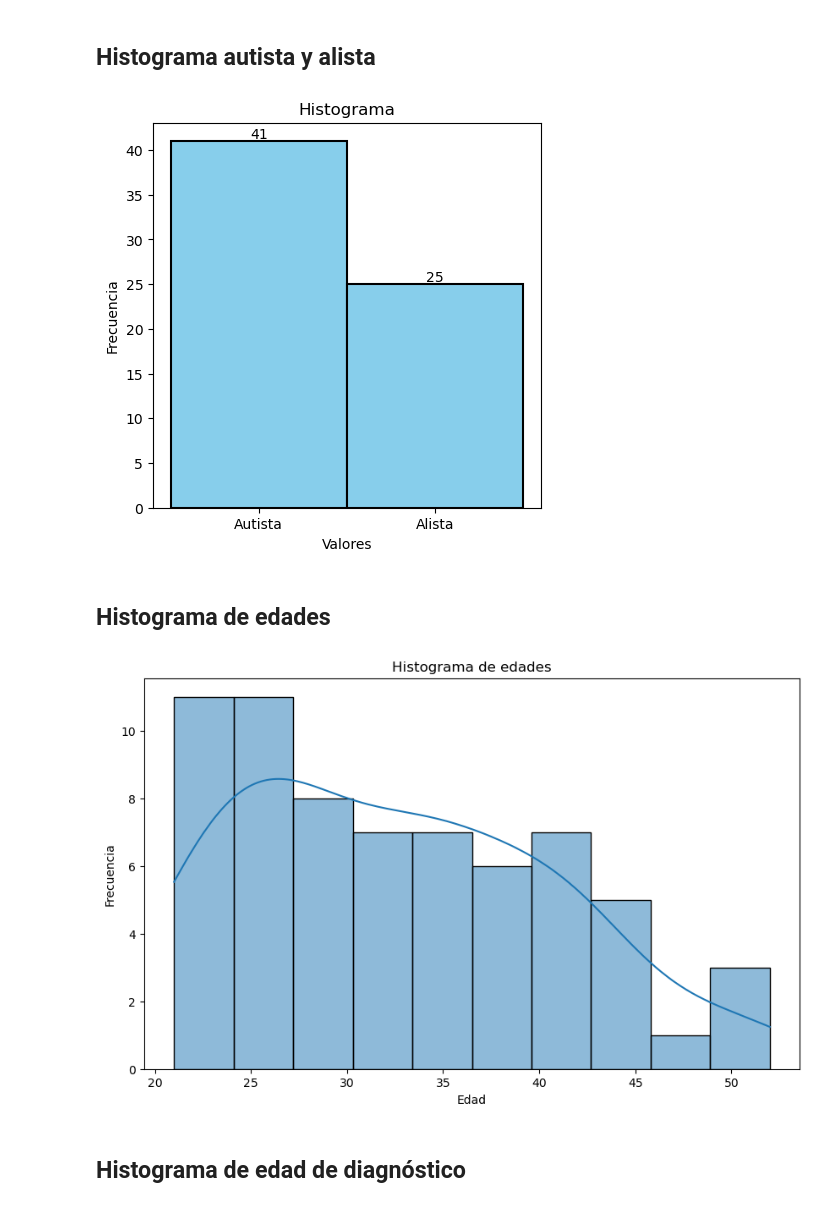
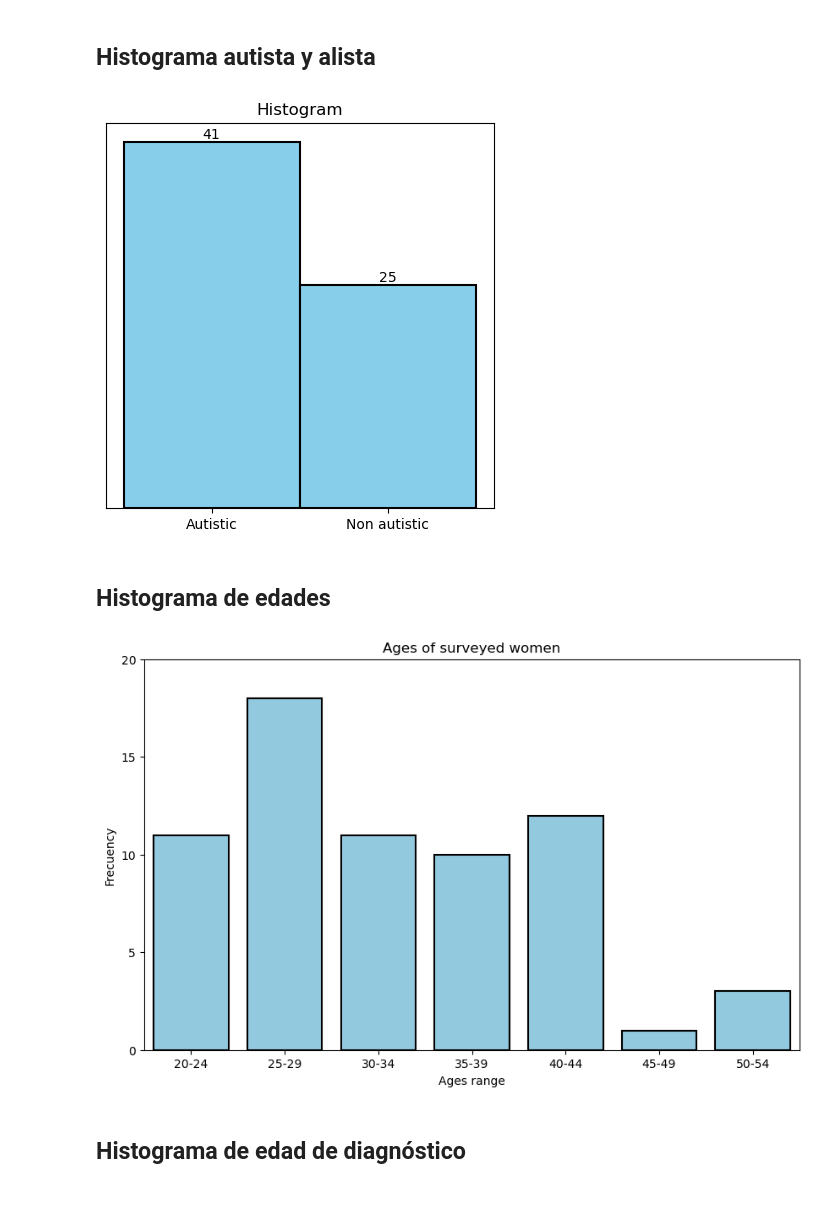
Before and after one commit to catalinavalle/Modelo-para-diagnostico-de-autismo-en-mujeres-adultas, a Jupyter notebook: codigos/analisis.ipynb, the cells around one changed output. Drawn from its saved outputs; the diff is of its cells as text; code cells hidden in the pictures.

Commit message:
actualización

```diff
--- a/codigos/analisis.ipynb
+++ b/codigos/analisis.ipynb
@@ -10,38 +11,46 @@ data_descriptiva = pd.read_excel("df_descriptiva.xlsx")
 AU = data_descriptiva['Diagnostico_autismo']
 counts = AU.value_counts()
 
-labels = ['Autista', 'Alista']
-mapped_values = ['Alista' if val == 0 else 'Autista' for val in AU]
+labels = ['Autistic', 'Non autistic']
+mapped_values = ['Non autistic' if val == 0 else 'Autistic' for val in AU]
 # %% [markdown]
 ## Histograma autista y alista
 # %%
 plt.figure(figsize=(5, 5))
 plt.hist(mapped_values, bins=[-0.5, 0.5, 1.5], color='skyblue', linewidth=1.5, edgecolor='black')
 
 for i, count in enumerate(counts):
     plt.text(i, count, str(count), ha='center', va='bottom')
 
-plt.title('Histograma')
-plt.xlabel('Valores')
-plt.ylabel('Frecuencia')
+plt.title('Histogram')
 
 # Establecer los nombres personalizados en el eje x
 plt.xticks(ticks=[0, 1], labels=labels)
+plt.yticks([])
 
 plt.show()
 # %% [output]
-[figure, old version]
+[figure, new version]
 # %% [markdown]
 ## Histograma de edades
 # %%
+bins = range(20, 56, 5)
+
+labels = [f'{i}-{i+4}' for i in range(20, 55, 5)]
+
+data_descriptiva['Rango de edad'] = pd.cut(data_descriptiva['Ingresa tu edad actual'], bins=bins, labels=labels, right=False)
+
+conteo_por_rango = data_descriptiva['Rango de edad'].value_counts().sort_index()
+
 plt.figure(figsize=(10, 6))
-sns.histplot(data_descriptiva['Ingresa tu edad actual'], bins=10, kde=True)
-plt.title('Histograma de edades')
-plt.xlabel('Edad')
-plt.ylabel('Frecuencia')
+sns.barplot(x=conteo_por_rango.index, y=conteo_por_rango.values, color='skyblue', linewidth=1.5, edgecolor='black')
+plt.title('Ages of surveyed women')
+plt.xlabel('Ages range')
+plt.ylabel('Frecuency')
+plt.yticks([0, 5, 10, 15, 20])
 plt.show()
 # %% [output]
-[figure, old version]
+[figure, new version]
 # %% [markdown]
 ## Histograma de edad de diagnóstico
 # %%
```
Also changed, not shown: parts of 5 cells of this notebook, 1 other file.
